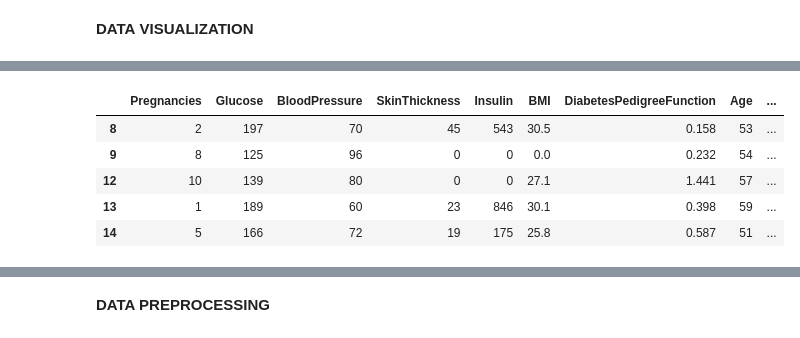
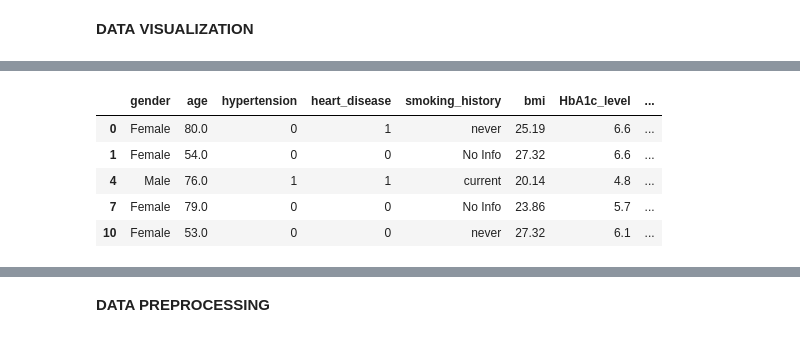
Before and after one commit to RidhaAnsar/Pima-Indians-Diabetes-DataAnalysis-Project, a Jupyter notebook: DataAnalyticsUsingPython_Project.ipynb, the cells around one changed output, grey strips where cells are left out. Cells and saved outputs as stored; diff of their text form; code cells hidden in the pictures.

```diff
--- a/DataAnalyticsUsingPython_Project.ipynb
+++ b/DataAnalyticsUsingPython_Project.ipynb
@@ -15,6 +13,6 @@ import numpy as np
 import matplotlib.pyplot as plt
 import seaborn as sns
 # %%
-data=pd.read_csv("drive/MyDrive/pythonproject/diabetes.csv")
+data=pd.read_csv("/content/diabetes_prediction_dataset.csv")
 data
 # %% [output]
@@ -81,11 +121,11 @@ plt.show()
 # %%
 # data analysis of patients of age above 50
-over_50=data[data["Age"]>50];
+over_50=data[data["age"]>50];
 over_50.head()
 # %% [output]
-|  | Pregnancies | Glucose | BloodPressure | SkinThickness | Insulin | BMI | DiabetesPedigreeFunction | Age | ... |
-| 8 | 2 | 197 | 70 | 45 | 543 | 30.5 | 0.158 | 53 | ... |
-| 9 | 8 | 125 | 96 | 0 | 0 | 0.0 | 0.232 | 54 | ... |
-| 12 | 10 | 139 | 80 | 0 | 0 | 27.1 | 1.441 | 57 | ... |
-| 13 | 1 | 189 | 60 | 23 | 846 | 30.1 | 0.398 | 59 | ... |
-| 14 | 5 | 166 | 72 | 19 | 175 | 25.8 | 0.587 | 51 | ... |
+|  | gender | age | hypertension | heart_disease | smoking_history | bmi | HbA1c_level | ... |
+| 0 | Female | 80.0 | 0 | 1 | never | 25.19 | 6.6 | ... |
+| 1 | Female | 54.0 | 0 | 0 | No Info | 27.32 | 6.6 | ... |
+| 4 | Male | 76.0 | 1 | 1 | current | 20.14 | 4.8 | ... |
+| 7 | Female | 79.0 | 0 | 0 | No Info | 23.86 | 5.7 | ... |
+| 10 | Female | 53.0 | 0 | 0 | never | 27.32 | 6.1 | ... |
```
Also changed, not shown: parts of 43 cells of this notebook.
